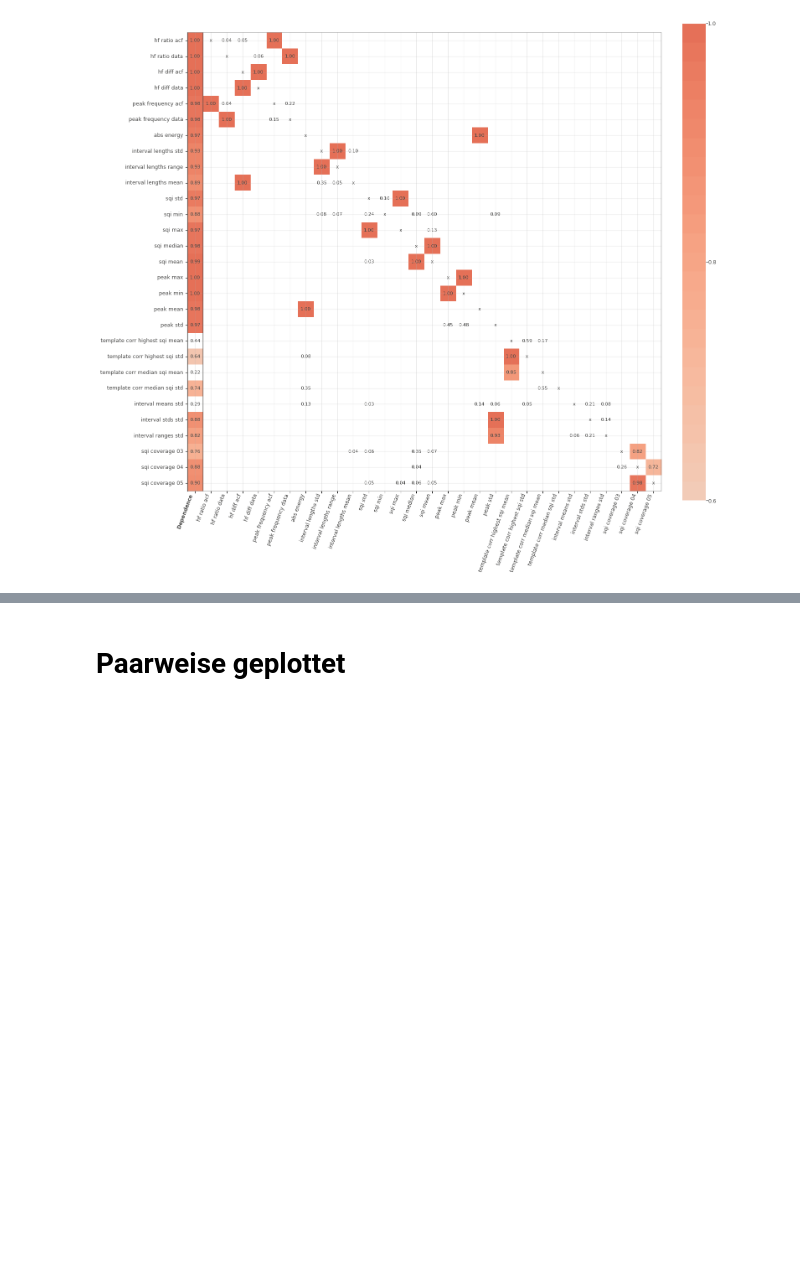
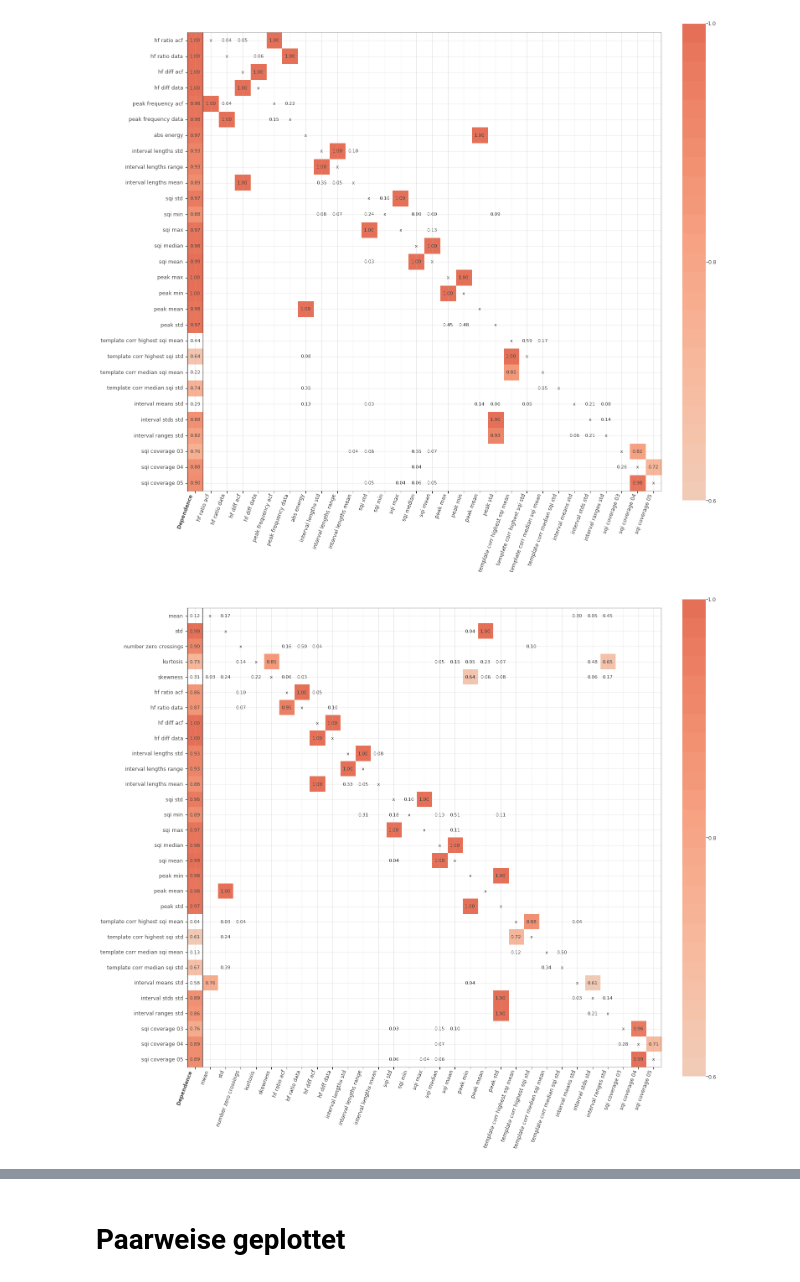
Before and after one commit to Zianor/Bachelorarbeit, a Jupyter notebook: Implementation/src/notebooks/own_features.ipynb, the cells around one changed output, grey strips where cells are left out. Drawn from its saved outputs; the diff is of its cells as text; code cells hidden in the pictures; blank space fills up the shorter version.

```diff
--- a/Implementation/src/notebooks/own_features.ipynb
+++ b/Implementation/src/notebooks/own_features.ipynb
@@ -85,3 +84,16 @@ rfpimp.plot_dependence_heatmap(fdm_new, figsize=(15, 15), value_fontsize=8, labe
 plt.rcParams.update(utils.get_plt_settings())
 # %% [output]
 [figure]
+# %%
+fdm_reduced = rfpimp.feature_dependence_matrix(x_train.drop(['maximum', 'minimum', 'mean signal envelope', 'mad',
+                                                             'variance local minima', 'variance local maxima','iqr',
+                                                             'range', 'peak frequency data', 'peak frequency acf', 'peak max',
+                                                             'abs energy'
+                                                            ],
+                                                            axis='columns'))
+# %%
+plt.rcParams.update(plt.rcParamsDefault)
+rfpimp.plot_dependence_heatmap(fdm_reduced, figsize=(15, 15), value_fontsize=8, label_fontsize=9)
+plt.rcParams.update(utils.get_plt_settings())
+# %% [output]
+[figure, added]
```
Also changed, not shown: parts of 9 cells of this notebook, 2 other files.
